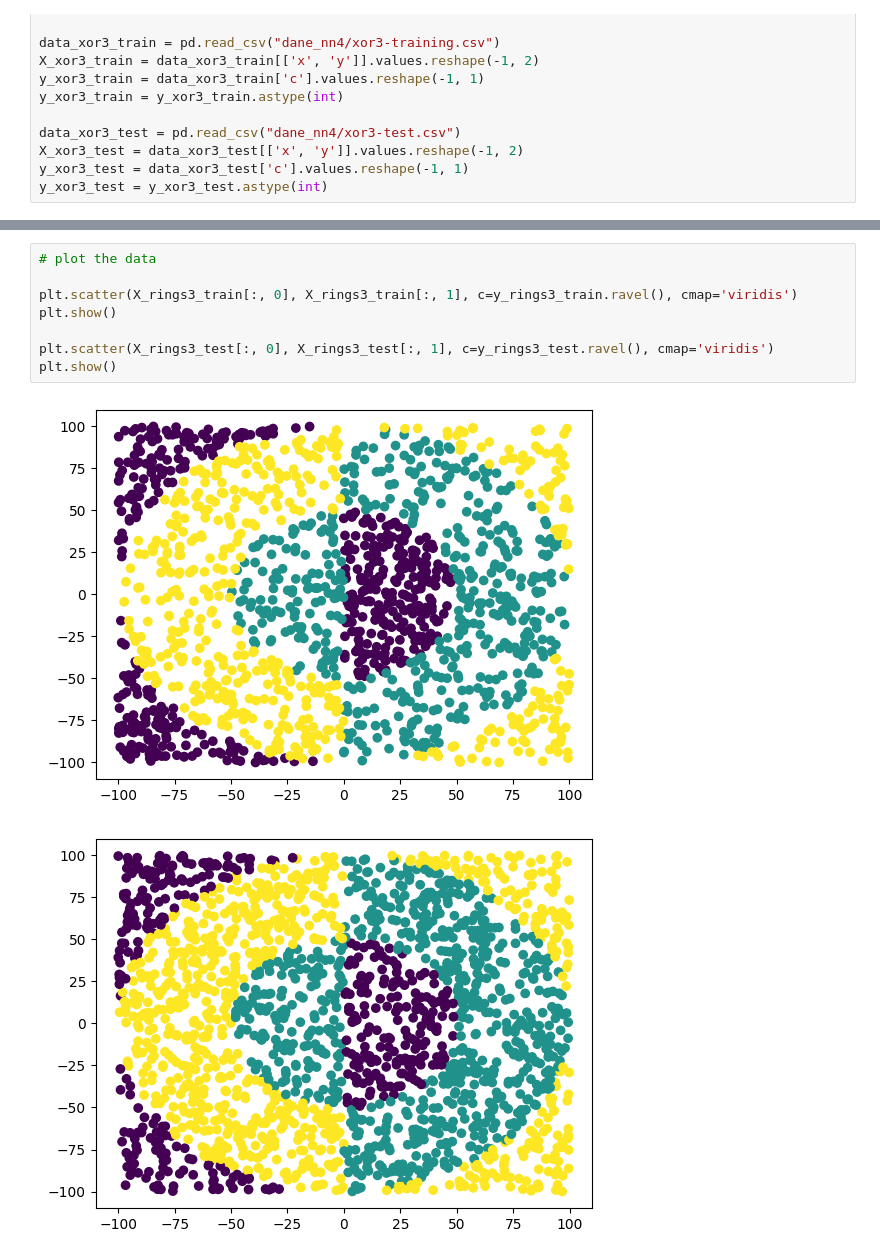
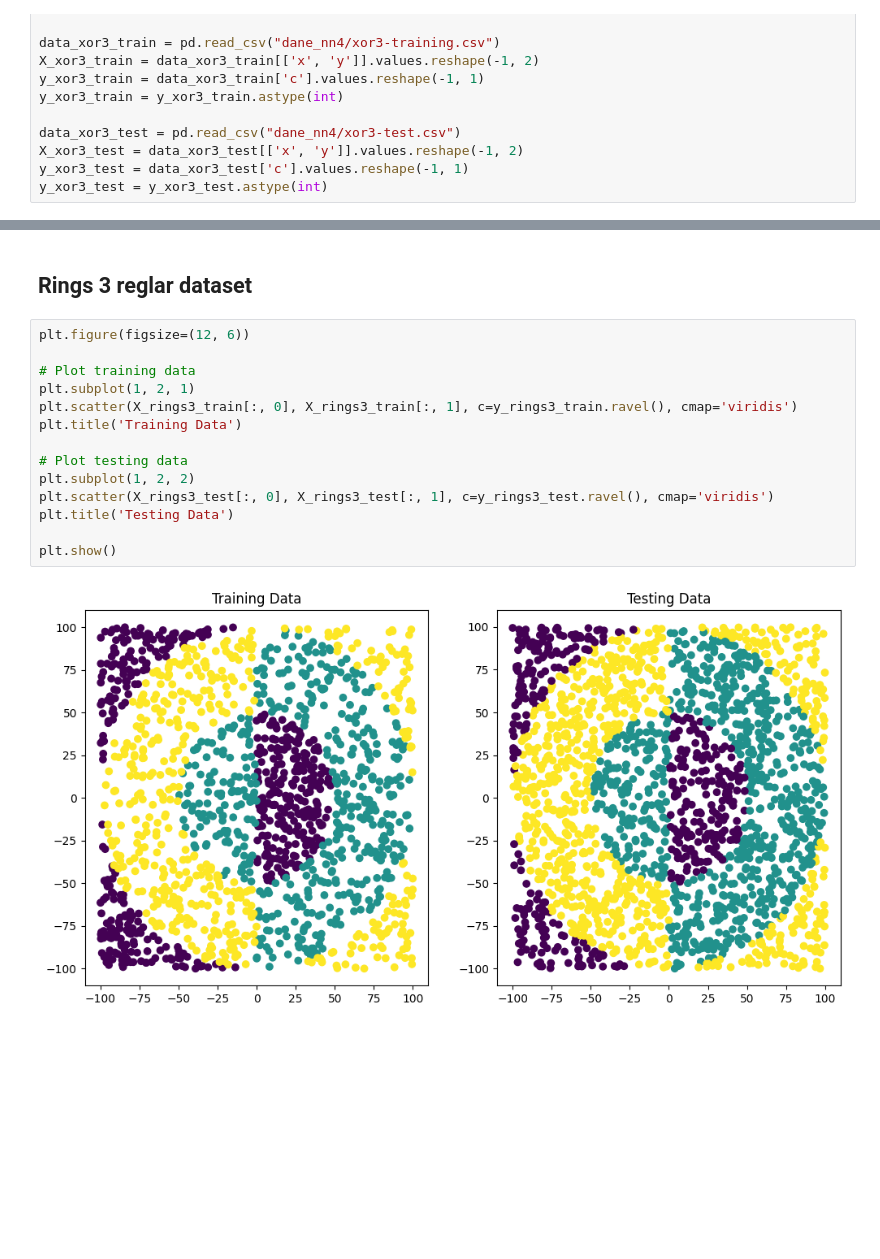
Before and after one commit to wojcikbart/NeuralNetworks, a Jupyter notebook: nn4/nn4.ipynb, the cells around one changed output, grey strips where cells are left out. Cells and saved outputs as stored; diff of their text form; blank space fills up the shorter version.

```diff
--- a/nn4/nn4.ipynb
+++ b/nn4/nn4.ipynb
@@ -87,15 +93,22 @@ Accuracy: 1.0
 [figure]
+# %% [markdown]
+## Rings 3 reglar dataset
 # %%
-# plot the data
+plt.figure(figsize=(12, 6))
 
+# Plot training data
+plt.subplot(1, 2, 1)
 plt.scatter(X_rings3_train[:, 0], X_rings3_train[:, 1], c=y_rings3_train.ravel(), cmap='viridis')
+plt.title('Training Data')
+
+# Plot testing data
+plt.subplot(1, 2, 2)
+plt.scatter(X_rings3_test[:, 0], X_rings3_test[:, 1], c=y_rings3_test.ravel(), cmap='viridis')
+plt.title('Testing Data')
+
 plt.show()
-
-plt.scatter(X_rings3_test[:, 0], X_rings3_test[:, 1], c=y_rings3_test.ravel(), cmap='viridis')
-plt.show()
 # %% [output]
-[figure, old version]
+[figure, new version]
-[figure, removed]
 # %%
 input_size = X_rings3_train.shape[1]
 output_size = np.unique(y_rings3_train).shape[0]
```
Also changed, not shown: parts of 11 cells of this notebook, 1 other file.
